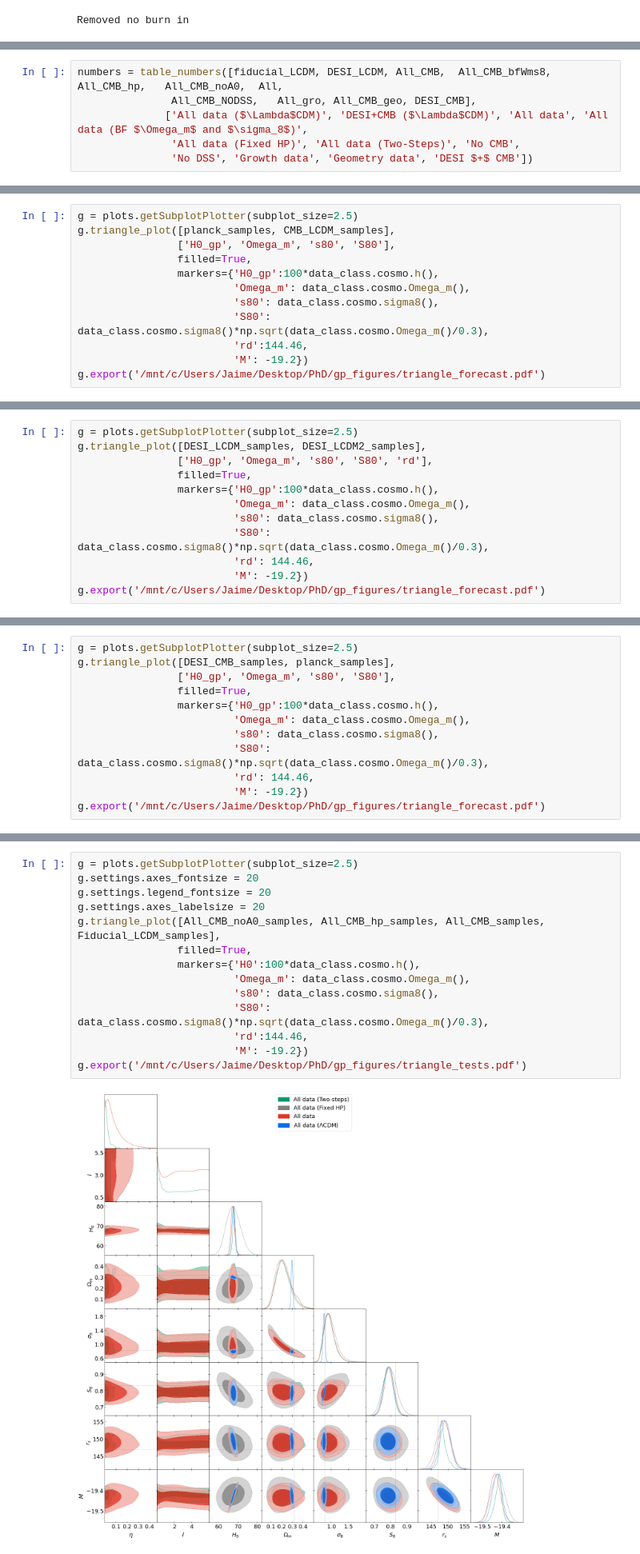
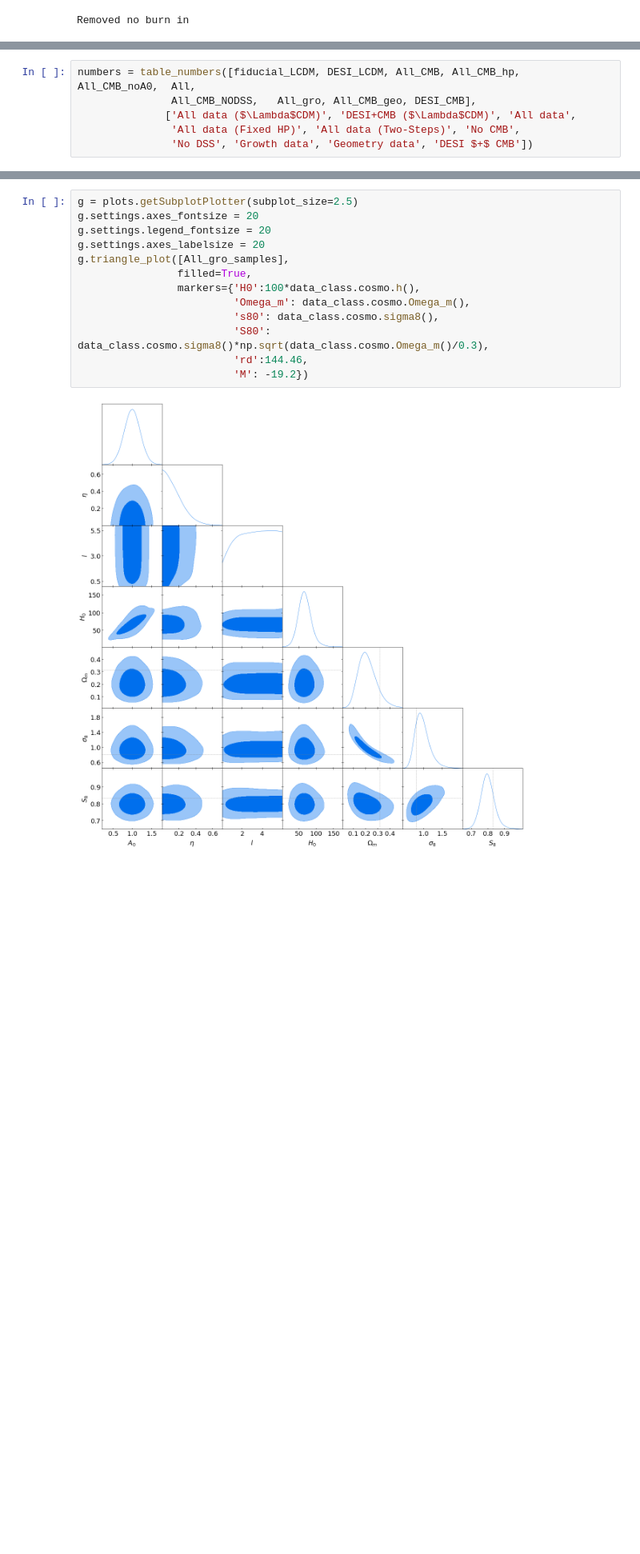
Before and after one commit to JaimeRZP/Growz, a Jupyter notebook: notebooks/plotting_clean.ipynb, the cells around one changed output, grey strips where cells are left out. Shown at 80% size. Cells and saved outputs as stored; diff of their text form; blank space fills up the shorter version.

```diff
--- a/notebooks/plotting_clean.ipynb
+++ b/notebooks/plotting_clean.ipynb
@@ -250,9 +258,9 @@ def table_numbers(samples, sample_names):
 
     return table
 # %%
-numbers = table_numbers([fiducial_LCDM, DESI_LCDM, All_CMB,  All_CMB_bfWms8, All_CMB_hp,   All_CMB_noA0,  All,
+numbers = table_numbers([fiducial_LCDM, DESI_LCDM, All_CMB, All_CMB_hp,   All_CMB_noA0,  All,
                All_CMB_NODSS,   All_gro, All_CMB_geo, DESI_CMB],
-              ['All data ($\Lambda$CDM)', 'DESI+CMB ($\Lambda$CDM)', 'All data', 'All data (BF $\Omega_m$ and $\sigma_8$)',
+              ['All data ($\Lambda$CDM)', 'DESI+CMB ($\Lambda$CDM)', 'All data',
                'All data (Fixed HP)', 'All data (Two-Steps)', 'No CMB',
                'No DSS', 'Growth data', 'Geometry data', 'DESI $+$ CMB'])
 # %% [output]
@@ -503,12 +477,0 @@ g.export('/mnt/c/Users/Jaime/Desktop/PhD/gp_figures/triangle_forecast.pdf')
-# %%
-g = plots.getSubplotPlotter(subplot_size=2.5)
-g.triangle_plot([planck_samples, CMB_LCDM_samples],
-                ['H0_gp', 'Omega_m', 's80', 'S80'],
-                filled=True,
-                markers={'H0_gp':100*data_class.cosmo.h(),
-                         'Omega_m': data_class.cosmo.Omega_m(),
-                         's80': data_class.cosmo.sigma8(),
-                         'S80': data_class.cosmo.sigma8()*np.sqrt(data_class.cosmo.Omega_m()/0.3),
-                         'rd':144.46,
-                         'M': -19.2})
-g.export('/mnt/c/Users/Jaime/Desktop/PhD/gp_figures/triangle_forecast.pdf')
@@ -517,12 +477,0 @@ g.export('/mnt/c/Users/Jaime/Desktop/PhD/gp_figures/triangle_forecast.pdf')
-# %%
-g = plots.getSubplotPlotter(subplot_size=2.5)
-g.triangle_plot([DESI_LCDM_samples, DESI_LCDM2_samples],
-                ['H0_gp', 'Omega_m', 's80', 'S80', 'rd'],
-                filled=True,
-                markers={'H0_gp':100*data_class.cosmo.h(),
-                         'Omega_m': data_class.cosmo.Omega_m(),
-                         's80': data_class.cosmo.sigma8(),
-                         'S80': data_class.cosmo.sigma8()*np.sqrt(data_class.cosmo.Omega_m()/0.3),
-                         'rd': 144.46,
-                         'M': -19.2})
-g.export('/mnt/c/Users/Jaime/Desktop/PhD/gp_figures/triangle_forecast.pdf')
@@ -531,12 +477,0 @@ g.export('/mnt/c/Users/Jaime/Desktop/PhD/gp_figures/triangle_forecast.pdf')
-# %%
-g = plots.getSubplotPlotter(subplot_size=2.5)
-g.triangle_plot([DESI_CMB_samples, planck_samples],
-                ['H0_gp', 'Omega_m', 's80', 'S80'],
-                filled=True,
-                markers={'H0_gp':100*data_class.cosmo.h(),
-                         'Omega_m': data_class.cosmo.Omega_m(),
-                         's80': data_class.cosmo.sigma8(),
-                         'S80': data_class.cosmo.sigma8()*np.sqrt(data_class.cosmo.Omega_m()/0.3),
-                         'rd': 144.46,
-                         'M': -19.2})
-g.export('/mnt/c/Users/Jaime/Desktop/PhD/gp_figures/triangle_forecast.pdf')
@@ -545,16 +492,15 @@ g.export('/mnt/c/Users/Jaime/Desktop/PhD/gp_figures/triangle_forecast.pdf')
 # %%
 g = plots.getSubplotPlotter(subplot_size=2.5)
 g.settings.axes_fontsize = 20
 g.settings.legend_fontsize = 20
 g.settings.axes_labelsize = 20
-g.triangle_plot([All_CMB_noA0_samples, All_CMB_hp_samples, All_CMB_samples, Fiducial_LCDM_samples],
+g.triangle_plot([All_gro_samples],
                 filled=True,
                 markers={'H0':100*data_class.cosmo.h(),
                          'Omega_m': data_class.cosmo.Omega_m(),
                          's80': data_class.cosmo.sigma8(),
                          'S80': data_class.cosmo.sigma8()*np.sqrt(data_class.cosmo.Omega_m()/0.3),
                          'rd':144.46,
                          'M': -19.2})
-g.export('/mnt/c/Users/Jaime/Desktop/PhD/gp_figures/triangle_tests.pdf')
 # %% [output]
-[figure, old version]
+[figure, new version]
```
Also changed, not shown: parts of 22 cells of this notebook, 8 other files.
